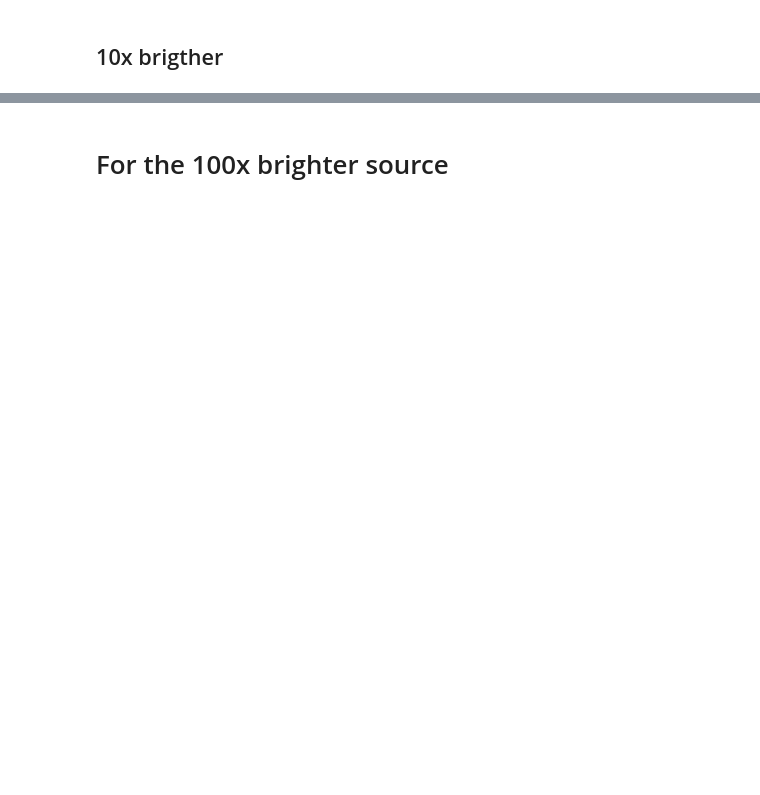
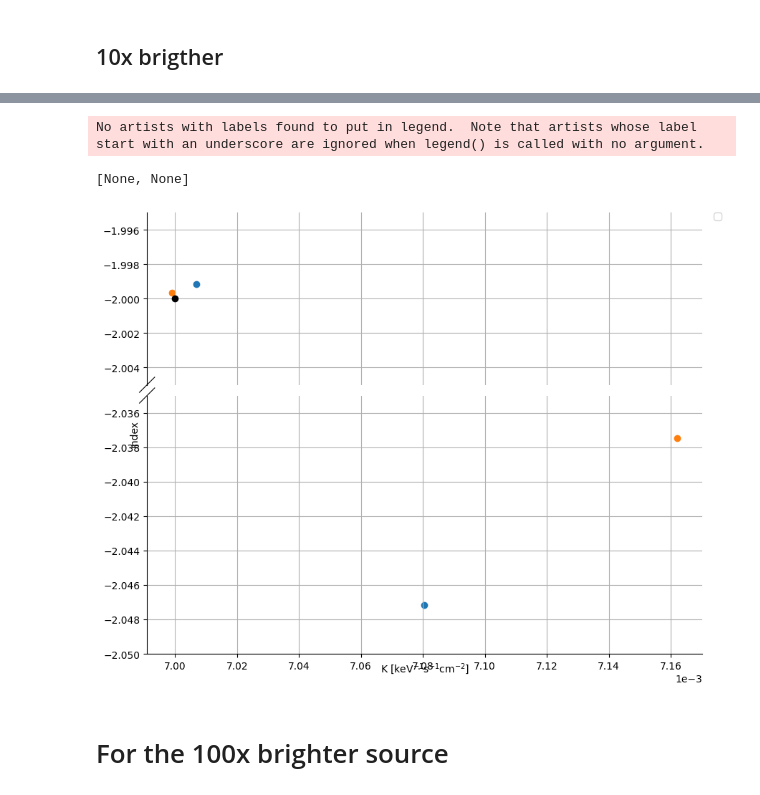
Before and after one commit to timmguthle/INTEGRAL-SPI, a Jupyter notebook: main_files/sim_source_real_bkg/plots_comparison.ipynb, the cells around one changed output, grey strips where cells are left out. Saved outputs shown, nothing was run; the diff lists cells and outputs as text; code cells hidden in the pictures; blank space fills up the shorter version.

```diff
--- a/main_files/sim_source_real_bkg/plots_comparison.ipynb
+++ b/main_files/sim_source_real_bkg/plots_comparison.ipynb
@@ -104,5 +123,28 @@ ax.ticklabel_format(style='sci', axis='x', scilimits=(0,0))
 # %%
 fig.savefig(f"{path}/source_10_comparison_combined_plot.pdf", bbox_extra_artists=(lgd,), bbox_inches='tight')
+# %%
+import math
+
+fig = plt.figure(figsize=(10, 8))
+bax = brokenaxes(ylims=((-2.05, -2.035),(-2.005,-1.995)), hspace=.05)
+
+for folder, name, edgecolor, linestyle in zip(folders, names, edgecolors, linestyles):
+    with open(f"{folder}/source_parameters.pickle", "rb") as f:
+        val, cov = pickle.load(f)
+    bax.scatter(val[0], val[1], label=name, c=edgecolor)
+    #confidence_ellipse(val, cov, bax, 1, edgecolor=edgecolor, label=name, ls=linestyle)
+bax.plot(real_vals[0], real_vals[1], "ko", label="True Values")
+#bax.autoscale()
+bax.grid()
+lgd = plt.legend(bbox_to_anchor=(1.02, 1), loc=2, borderaxespad=0.)
+#plt.legend()
+plt.xlabel("K [keV$^{-1}$s$^{-1}$cm$^{-2}$]")
+plt.ylabel("index")
+bax.ticklabel_format(style='sci', axis='x', scilimits=(0,0))
+# %% [output]
+No artists with labels found to put in legend.  Note that artists whose label start with an underscore are ignored when legend() is called with no argument.
+[None, None]
+[figure, added]
 # %% [markdown]
 # For the 100x brighter source
 # %%
```
Also changed, not shown: parts of 5 cells of this notebook, 13 other files.
